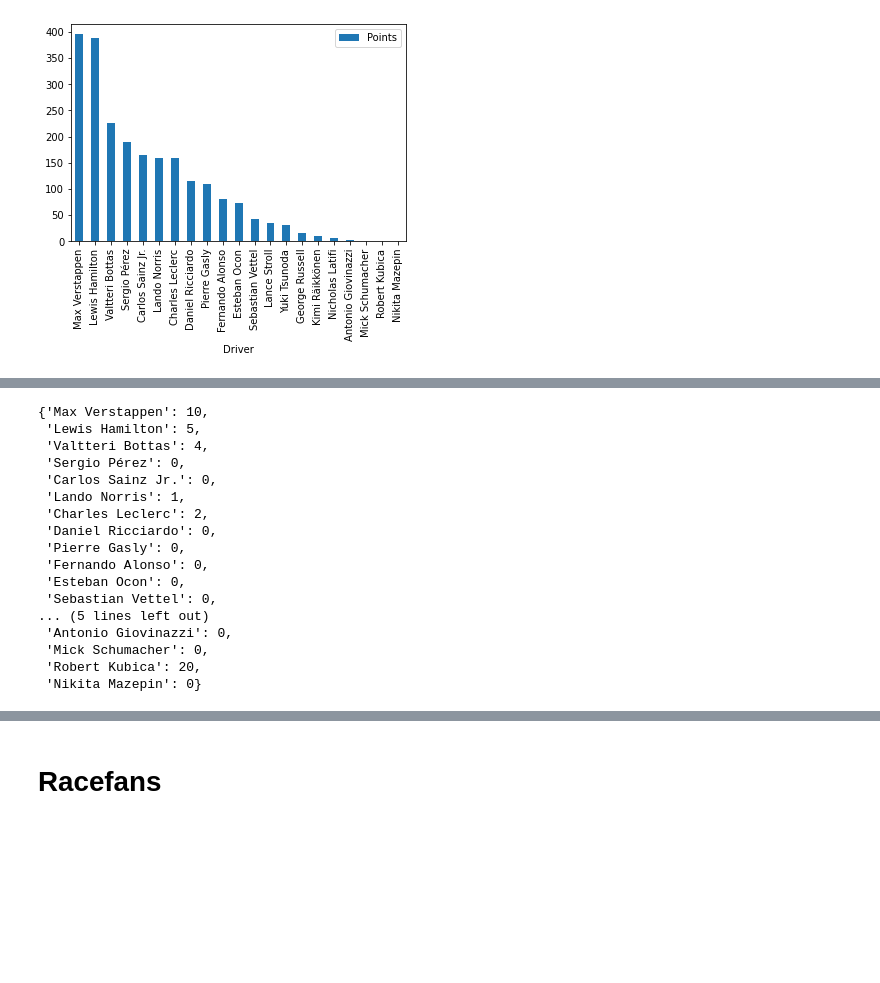
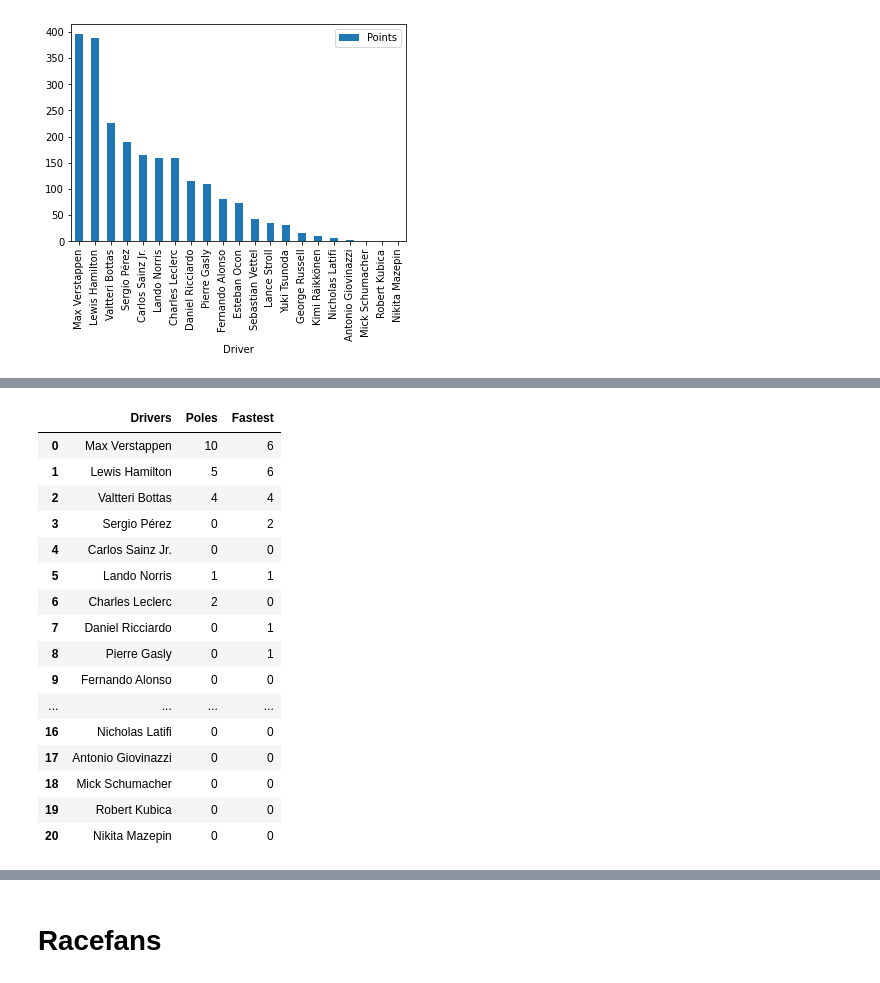
Before and after one commit to alanjones2/Alan-Jones-article-code, a Jupyter notebook: Wikitable/wikitable2.ipynb, the cells around one changed output, grey strips where cells are left out. Saved outputs shown, nothing was run; the diff lists cells and outputs as text; code cells hidden in the pictures; blank space fills up the shorter version.

```diff
--- a/Wikitable/wikitable2.ipynb
+++ b/Wikitable/wikitable2.ipynb
@@ -112,30 +112,38 @@ df3
 21 rows × 67 columns
 # %%
 drivers = df3['Driver']
-driversPoles = {}
+poles = []
+fast = []
 
-for d in drivers:
-    count=0
+for d in range(len(drivers)):
+    pcount=0
+    fcount=0
     for r in races:
-        if (df3[df3['Driver']==d]['Pole-'+r].values[0]): count = count+1
-    driversPoles[d]=count
+        if (df3[df3['Driver']==drivers[d]]['Pole-'+r].values[0])==True: pcount = pcount+1
+        if (df3[df3['Driver']==drivers[d]]['Fastest-'+r].values[0])==True: fcount = fcount+1
+    poles.append(pcount)
+    fast.append(fcount)
 
-driversPoles
+dp = pd.DataFrame()
+dp['Drivers']=drivers
+dp['Poles']=poles
+dp['Fastest']=fast
+dp
 # %% [output]
-{'Max Verstappen': 10,
- 'Lewis Hamilton': 5,
- 'Valtteri Bottas': 4,
- 'Sergio Pérez': 0,
- 'Carlos Sainz Jr.': 0,
- 'Lando Norris': 1,
- 'Charles Leclerc': 2,
- 'Daniel Ricciardo': 0,
- 'Pierre Gasly': 0,
- 'Fernando Alonso': 0,
- 'Esteban Ocon': 0,
- 'Sebastian Vettel': 0,
-... (5 lines left out)
- 'Antonio Giovinazzi': 0,
- 'Mick Schumacher': 0,
- 'Robert Kubica': 20,
- 'Nikita Mazepin': 0}
+|  | Drivers | Poles | Fastest |
+| 0 | Max Verstappen | 10 | 6 |
+| 1 | Lewis Hamilton | 5 | 6 |
+| 2 | Valtteri Bottas | 4 | 4 |
+| 3 | Sergio Pérez | 0 | 2 |
+| 4 | Carlos Sainz Jr. | 0 | 0 |
+| 5 | Lando Norris | 1 | 1 |
+| 6 | Charles Leclerc | 2 | 0 |
+| 7 | Daniel Ricciardo | 0 | 1 |
+| 8 | Pierre Gasly | 0 | 1 |
+| 9 | Fernando Alonso | 0 | 0 |
+| ... | ... | ... | ... |
+| 16 | Nicholas Latifi | 0 | 0 |
+| 17 | Antonio Giovinazzi | 0 | 0 |
+| 18 | Mick Schumacher | 0 | 0 |
+| 19 | Robert Kubica | 0 | 0 |
+| 20 | Nikita Mazepin | 0 | 0 |
```
Also changed, not shown: parts of 2 cells of this notebook, 3 other files.
